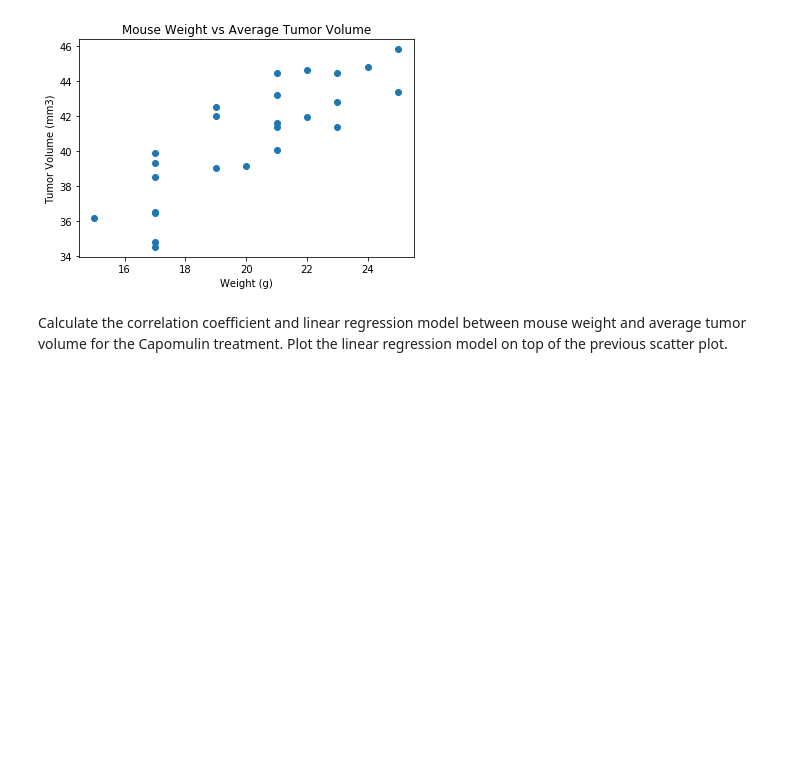
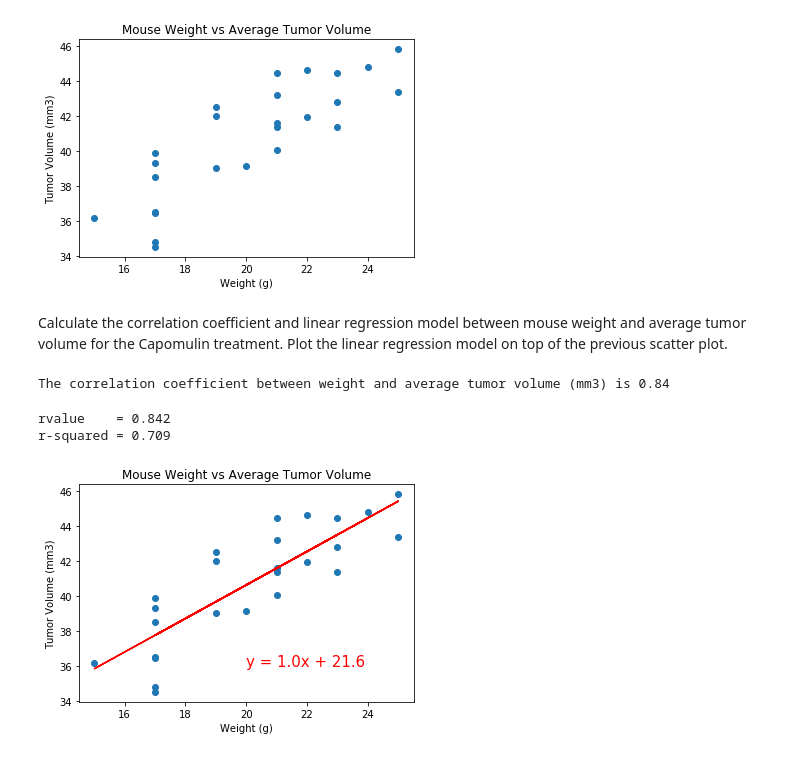
Before and after one commit to AhmadPM/matplotlib-challenge, a Jupyter notebook: matplotlib_homework.ipynb, the cells around one changed output. Cells and saved outputs as stored; diff of their text form; code cells hidden in the pictures; blank space fills up the shorter version.

```diff
--- a/matplotlib_homework.ipynb
+++ b/matplotlib_homework.ipynb
@@ -368,11 +371,11 @@ plt.show()
 Generate a scatter plot of mouse weight versus average tumor volume for the Capomulin treatment regimen
 # %%
 
-weight = capo_df.groupby('Mouse ID')['Weight (g)', 'Tumor Volume (mm3)'].mean().reset_index()
+capo_df2 = capo_df.groupby('Mouse ID')['Weight (g)', 'Tumor Volume (mm3)'].mean().reset_index()
 
 
-weight = pd.DataFrame(weight)
-weight
+capo_df2 = pd.DataFrame(capo_df2)
+capo_df2
 # %% [output]
 |  | Mouse ID | Weight (g) | Tumor Volume (mm3) |
 | 0 | b128 | 22 | 41.963636 |
@@ -405,3 +408,38 @@ plt.show()
 # %% [markdown]
 Calculate the correlation coefficient and linear regression model between mouse weight and average tumor volume for the Capomulin treatment.
 Plot the linear regression model on top of the previous scatter plot.
+# %%
+weight = capo_df2['Weight (g)']
+tumor_v = capo_df2['Tumor Volume (mm3)']
+
+
+r = st.pearsonr(weight, tumor_v)[0]
+print(f"The correlation coefficient between weight and average tumor volume (mm3) is {round(r, 2)}")
+# %% [output]
+The correlation coefficient between weight and average tumor volume (mm3) is 0.84
+# %%
+x_values = capo_df2['Weight (g)']
+y_values = capo_df2['Tumor Volume (mm3)']
+
+(slope, intercept, rvalue, pvalue, stderr) = linregress(x_values, y_values)
+
+
+regress_values = x_values * slope + intercept
+line_eq = "y = " + str(round(slope,1)) + "x + " + str(round(intercept,1))
+
+plt.scatter(x_values,y_values)
+plt.plot(x_values,regress_values,"r-")
+plt.annotate(line_eq,(20, 36),fontsize=15,color="red")
+plt.title('Mouse Weight vs Average Tumor Volume')
+plt.xlabel('Weight (g)')
+plt.ylabel('Tumor Volume (mm3)')
+
+print(f"rvalue    = {round(rvalue, 3)}")
+print(f"r-squared = {round(rvalue**2, 3)}")
+
+plt.savefig('resources/images/linear_regression.png')
+plt.show()
+# %% [output]
+rvalue    = 0.842
+r-squared = 0.709
+[figure, added]
```
Also changed, not shown: parts of 3 cells of this notebook, 1 other file.
